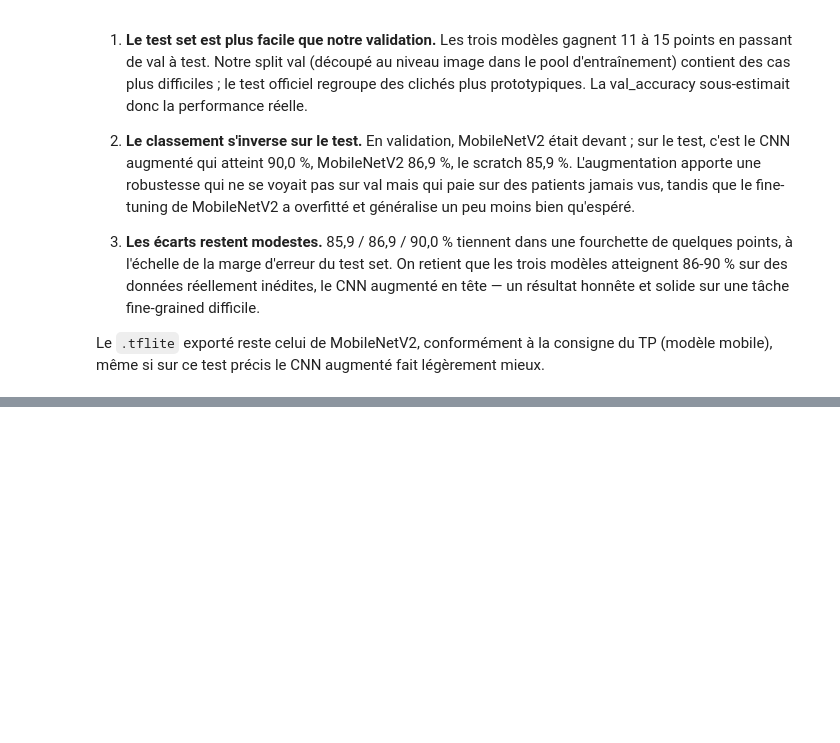
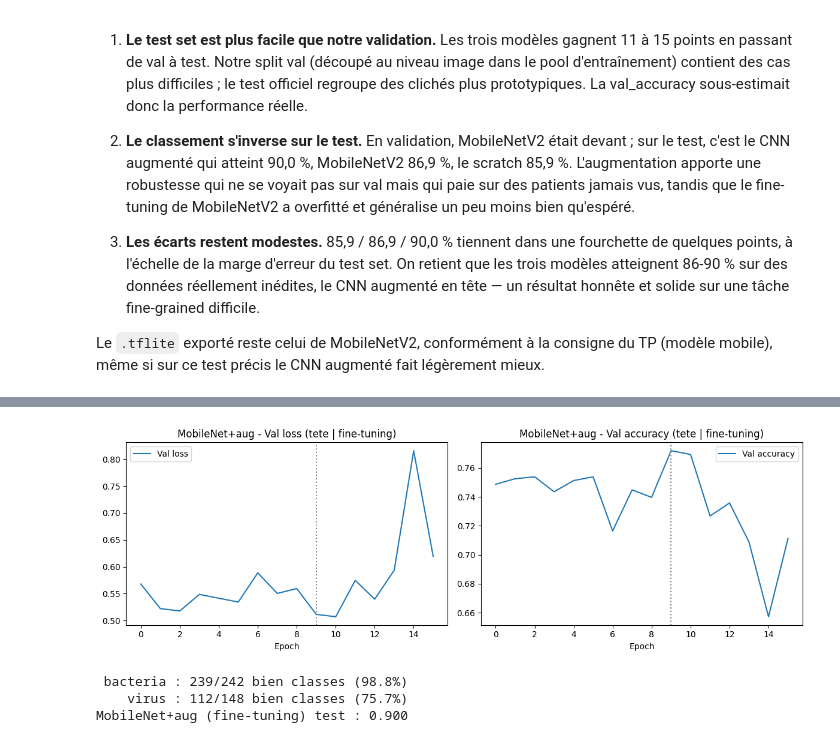
Before and after one commit to TheoKraichette/deeplearning-j3-cnn-classification-images-KRAICHETTE-Theo, a Jupyter notebook: cnn_pneumonie.ipynb, the cells around one changed output, grey strips where cells are left out. Saved outputs shown, nothing was run; the diff lists cells and outputs as text; code cells hidden in the pictures; blank space fills up the shorter version.

Commit message:
phase 3.5 : exploration MobileNet+augmentation & DenseNet, recap 7 modeles, exemple tflite corrige, rangement models/ & docs/

```diff
--- a/cnn_pneumonie.ipynb
+++ b/cnn_pneumonie.ipynb
@@ -850,12 +855,15 @@ converter = tf.lite.TFLiteConverter.from_keras_model(model_tl)
 with contextlib.redirect_stdout(io.StringIO()), contextlib.redirect_stderr(io.StringIO()):
     tflite_model = converter.convert()
 
-tflite_path = f'{CLASS_A}_vs_{CLASS_B}_mobilenet.tflite'
+# preprocess_input est applique dans le pipeline de donnees, pas dans le modele :
+# le .tflite attend donc une entree deja en [-1, 1]. Tout appelant doit passer
+# mobilenet_v2.preprocess_input avant l'inference (voir la cellule d'inference).
+tflite_path = f'models/{CLASS_A}_vs_{CLASS_B}_mobilenet.tflite'
 with open(tflite_path, 'wb') as f:
     f.write(tflite_model)
 
 size_tflite = os.path.getsize(tflite_path) / (1024 * 1024)
-size_keras = os.path.getsize('model_tl.keras') / (1024 * 1024)
+size_keras = os.path.getsize('models/model_tl.keras') / (1024 * 1024)
 print(f'Taille Keras  : {size_keras:.1f} Mo')
 print(f'Taille TFLite : {size_tflite:.1f} Mo')
 print(f'Facteur de compression : {size_keras / size_tflite:.1f}x')
@@ -996,0 +1089,16 @@ Le `.tflite` exporté reste celui de MobileNetV2, conformément à la consigne d
+# %%
+base_aug.trainable = True
+fine_tune_at = int(len(base_aug.layers) * 0.8)
+for layer in base_aug.layers[:fine_tune_at]:
+    layer.trainable = False
+
+model_aug.compile(optimizer=tf.keras.optimizers.Adam(1e-4), loss='binary_crossentropy', metrics=['accuracy'])
+es_aug = tf.keras.callbacks.EarlyStopping(monitor='val_accuracy', patience=5, restore_best_weights=True)
+
+start = time.time()
+history_aug_ft = model_aug.fit(train_ds_raw, epochs=15, validation_data=val_ds_raw, callbacks=[es_aug], class_weight=class_weight, verbose=2)
+training_time_aug = time.time() - start
+test_acc_aug = model_aug.evaluate(test_ds_raw, verbose=0)[1]
+model_aug.save('models/model_aug.keras')  # MobileNet+aug fine-tune (le modele a 90,0 %)
+print(f"val_accuracy (fine-tuning, augmentation) : {max(history_aug_ft.history['val_accuracy']):.3f}")
+print(f"test_accuracy (fine-tuning, augmentation) : {test_acc_aug:.3f}")
@@ -996,0 +1120,27 @@ Le `.tflite` exporté reste celui de MobileNetV2, conformément à la consigne d
+# %%
+# Courbe val tete -> fine-tuning : on veut voir que la val ne s'effondre PAS (contraste avec le MobileNet fidele).
+val_curve = history_aug_head.history['val_accuracy'] + history_aug_ft.history['val_accuracy']
+loss_curve = history_aug_head.history['val_loss'] + history_aug_ft.history['val_loss']
+plt.figure(figsize=(12, 4))
+plt.subplot(1, 2, 1)
+plt.plot(loss_curve, label='Val loss'); plt.axvline(len(history_aug_head.history['val_loss']) - 1, color='gray', linestyle=':')
+plt.title('MobileNet+aug - Val loss (tete | fine-tuning)'); plt.xlabel('Epoch'); plt.legend()
+plt.subplot(1, 2, 2)
+plt.plot(val_curve, label='Val accuracy'); plt.axvline(len(history_aug_head.history['val_accuracy']) - 1, color='gray', linestyle=':')
+plt.title('MobileNet+aug - Val accuracy (tete | fine-tuning)'); plt.xlabel('Epoch'); plt.legend()
+plt.tight_layout(); plt.savefig('docs/curves_mobilenet_aug.png', dpi=100); plt.show()
+
+y_true_aug = np.concatenate([y.numpy().ravel() for _, y in test_ds_raw]).astype(int)
+y_prob_aug = model_aug.predict(test_ds_raw, verbose=0).ravel()
+y_pred_aug = (y_prob_aug >= 0.5).astype(int)
+cm_aug = np.zeros((2, 2), dtype=int)
+for t, p in zip(y_true_aug, y_pred_aug):
+    cm_aug[t, p] += 1
+for k, cls in enumerate([CLASS_A, CLASS_B]):
+    print(f'{cls:>9} : {cm_aug[k, k]}/{cm_aug[k].sum()} bien classes ({cm_aug[k, k]/cm_aug[k].sum():.1%})')
+print(f'MobileNet+aug (fine-tuning) test : {test_acc_aug:.3f}')
+# %% [output]
+[figure, added]
+ bacteria : 239/242 bien classes (98.8%)
+    virus : 112/148 bien classes (75.7%)
+MobileNet+aug (fine-tuning) test : 0.900
```
Also changed, not shown: parts of 30 cells of this notebook, 14 other files.
